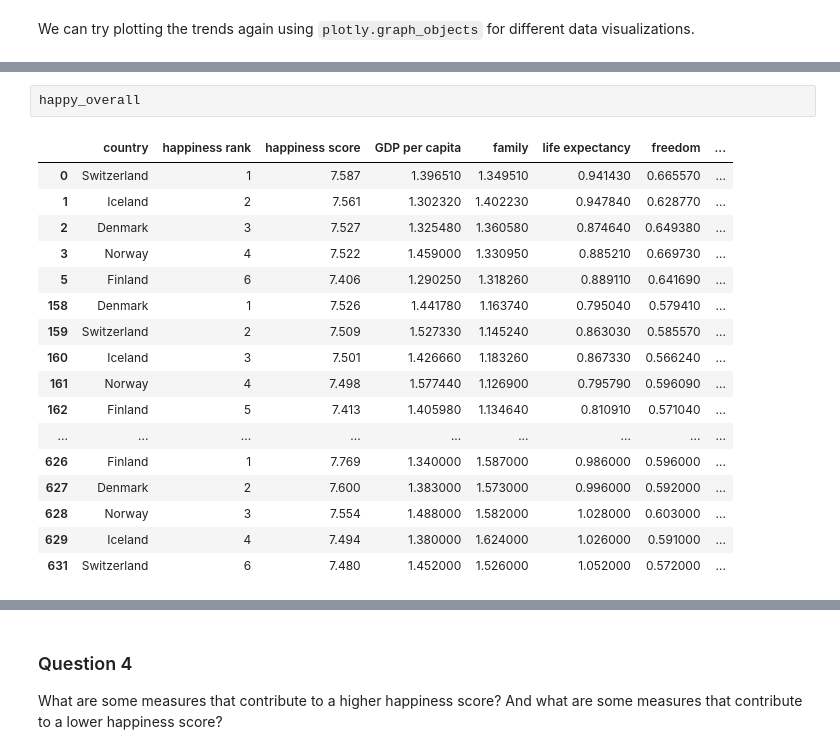
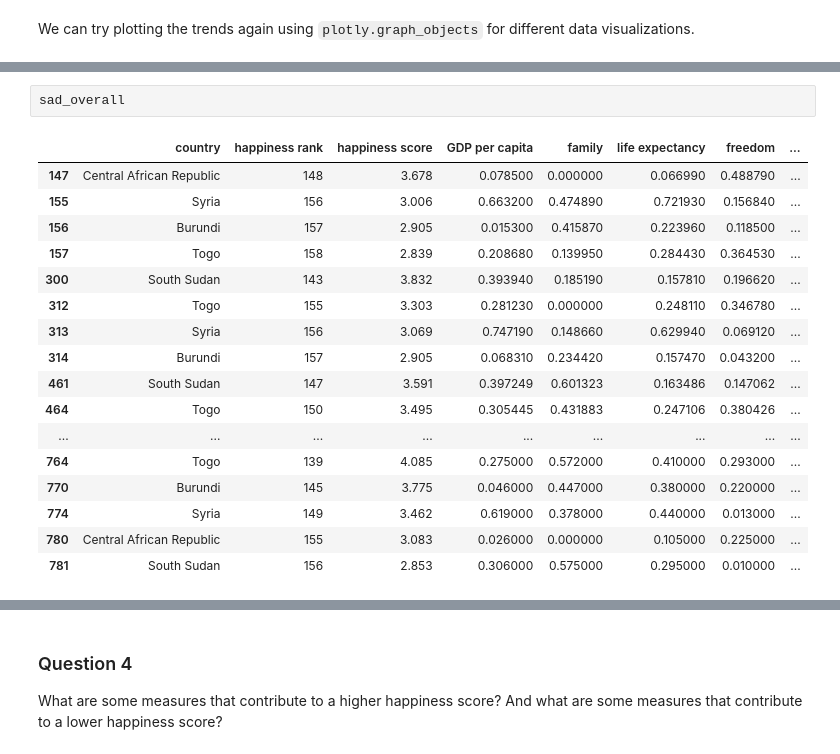
Before and after one commit to Benjaminnnnnn/CSE-163-FINAL-PROJECT, a Jupyter notebook: World_Happiness_Analysis.ipynb, the cells around one changed output, grey strips where cells are left out. Cells and saved outputs as stored; diff of their text form.

```diff
--- a/World_Happiness_Analysis.ipynb
+++ b/World_Happiness_Analysis.ipynb
@@ -486,23 +504,23 @@ for country, color in zip(happy_five, colors):
 fig.show()
 # %% [output]
 [interactive output not drawn]
-# %%
-happy_overall
-# %% [output]
-|  | country | happiness rank | happiness score | GDP per capita | family | life expectancy | freedom | ... |
-| 0 | Switzerland | 1 | 7.587 | 1.396510 | 1.349510 | 0.941430 | 0.665570 | ... |
-| 1 | Iceland | 2 | 7.561 | 1.302320 | 1.402230 | 0.947840 | 0.628770 | ... |
-| 2 | Denmark | 3 | 7.527 | 1.325480 | 1.360580 | 0.874640 | 0.649380 | ... |
-| 3 | Norway | 4 | 7.522 | 1.459000 | 1.330950 | 0.885210 | 0.669730 | ... |
-| 5 | Finland | 6 | 7.406 | 1.290250 | 1.318260 | 0.889110 | 0.641690 | ... |
-| 158 | Denmark | 1 | 7.526 | 1.441780 | 1.163740 | 0.795040 | 0.579410 | ... |
-| 159 | Switzerland | 2 | 7.509 | 1.527330 | 1.145240 | 0.863030 | 0.585570 | ... |
-| 160 | Iceland | 3 | 7.501 | 1.426660 | 1.183260 | 0.867330 | 0.566240 | ... |
-| 161 | Norway | 4 | 7.498 | 1.577440 | 1.126900 | 0.795790 | 0.596090 | ... |
-| 162 | Finland | 5 | 7.413 | 1.405980 | 1.134640 | 0.810910 | 0.571040 | ... |
-| ... | ... | ... | ... | ... | ... | ... | ... | ... |
-| 626 | Finland | 1 | 7.769 | 1.340000 | 1.587000 | 0.986000 | 0.596000 | ... |
-| 627 | Denmark | 2 | 7.600 | 1.383000 | 1.573000 | 0.996000 | 0.592000 | ... |
-| 628 | Norway | 3 | 7.554 | 1.488000 | 1.582000 | 1.028000 | 0.603000 | ... |
-| 629 | Iceland | 4 | 7.494 | 1.380000 | 1.624000 | 1.026000 | 0.591000 | ... |
-| 631 | Switzerland | 6 | 7.480 | 1.452000 | 1.526000 | 1.052000 | 0.572000 | ... |
+# %%
+sad_overall
+# %% [output]
+|  | country | happiness rank | happiness score | GDP per capita | family | life expectancy | freedom | ... |
+| 147 | Central African Republic | 148 | 3.678 | 0.078500 | 0.000000 | 0.066990 | 0.488790 | ... |
+| 155 | Syria | 156 | 3.006 | 0.663200 | 0.474890 | 0.721930 | 0.156840 | ... |
+| 156 | Burundi | 157 | 2.905 | 0.015300 | 0.415870 | 0.223960 | 0.118500 | ... |
+| 157 | Togo | 158 | 2.839 | 0.208680 | 0.139950 | 0.284430 | 0.364530 | ... |
+| 300 | South Sudan | 143 | 3.832 | 0.393940 | 0.185190 | 0.157810 | 0.196620 | ... |
+| 312 | Togo | 155 | 3.303 | 0.281230 | 0.000000 | 0.248110 | 0.346780 | ... |
+| 313 | Syria | 156 | 3.069 | 0.747190 | 0.148660 | 0.629940 | 0.069120 | ... |
+| 314 | Burundi | 157 | 2.905 | 0.068310 | 0.234420 | 0.157470 | 0.043200 | ... |
+| 461 | South Sudan | 147 | 3.591 | 0.397249 | 0.601323 | 0.163486 | 0.147062 | ... |
+| 464 | Togo | 150 | 3.495 | 0.305445 | 0.431883 | 0.247106 | 0.380426 | ... |
+| ... | ... | ... | ... | ... | ... | ... | ... | ... |
+| 764 | Togo | 139 | 4.085 | 0.275000 | 0.572000 | 0.410000 | 0.293000 | ... |
+| 770 | Burundi | 145 | 3.775 | 0.046000 | 0.447000 | 0.380000 | 0.220000 | ... |
+| 774 | Syria | 149 | 3.462 | 0.619000 | 0.378000 | 0.440000 | 0.013000 | ... |
+| 780 | Central African Republic | 155 | 3.083 | 0.026000 | 0.000000 | 0.105000 | 0.225000 | ... |
+| 781 | South Sudan | 156 | 2.853 | 0.306000 | 0.575000 | 0.295000 | 0.010000 | ... |
```
Also changed, not shown: parts of 4 cells of this notebook.
